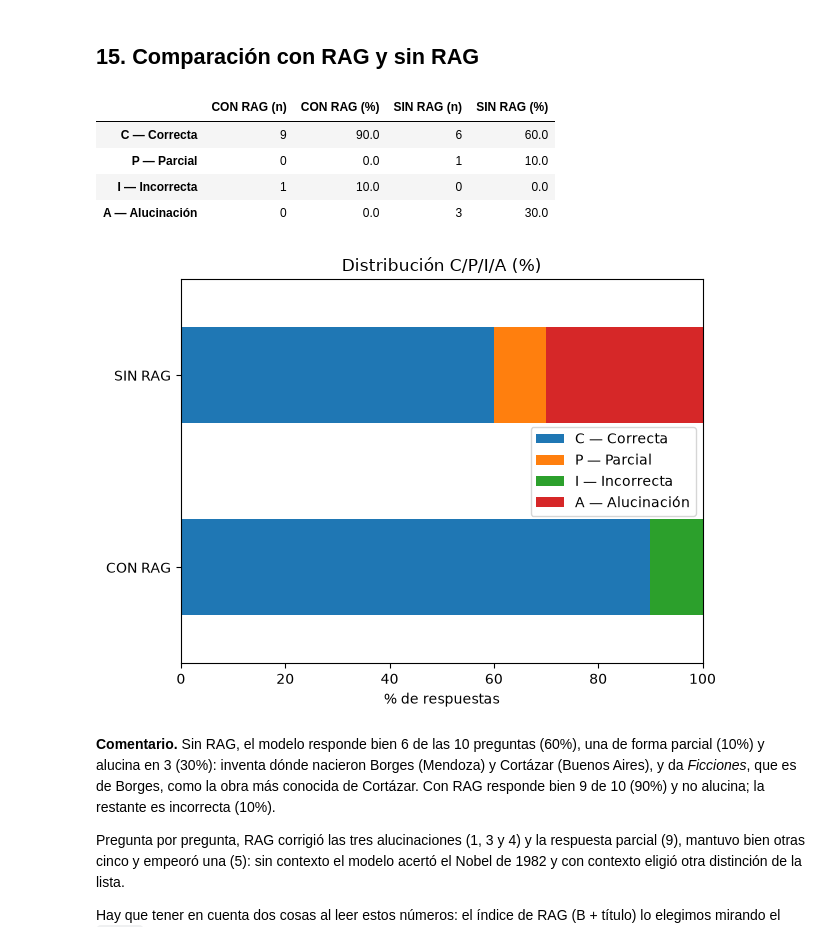
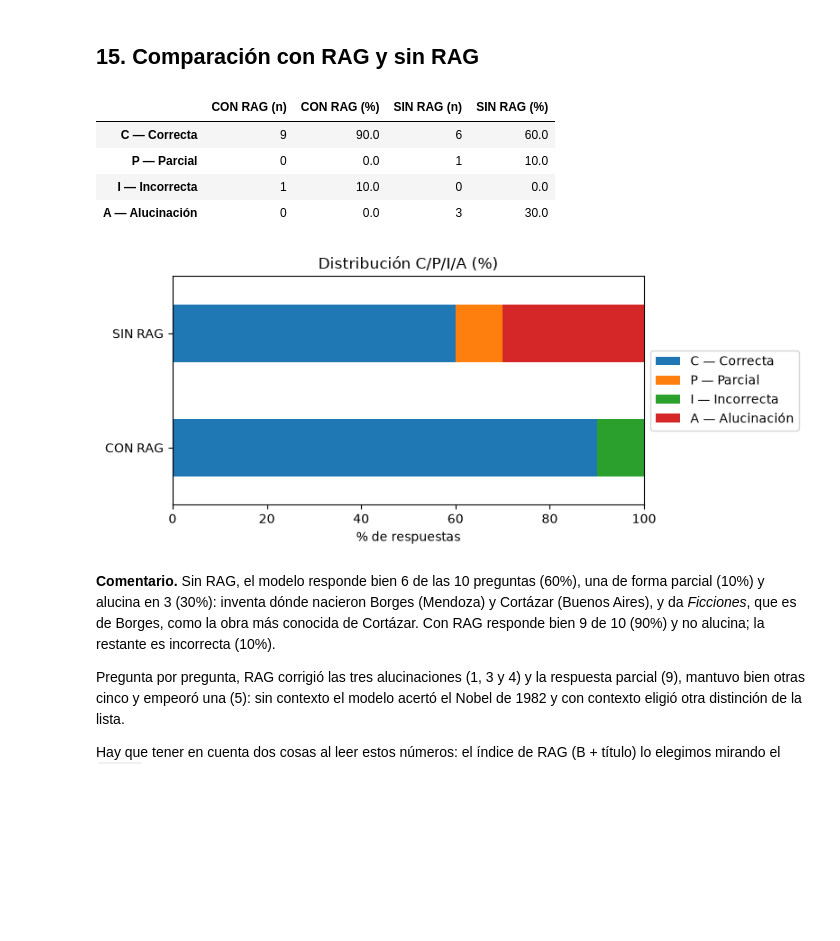
Before and after one commit to javi2481/rag-literatura-latinoamericana, a Jupyter notebook: notebooks/TP1_RAG_Literatura_Latinoamericana.ipynb, the cells around one changed output. Saved outputs shown, nothing was run; the diff lists cells and outputs as text; code cells hidden in the pictures; blank space fills up the shorter version.

```diff
--- a/notebooks/TP1_RAG_Literatura_Latinoamericana.ipynb
+++ b/notebooks/TP1_RAG_Literatura_Latinoamericana.ipynb
@@ -934,33 +935,34 @@ display(EVAL)
 # %%
 NOMBRES = {"C": "C — Correcta", "P": "P — Parcial", "I": "I — Incorrecta", "A": "A — Alucinación"}
 
 # Función para contar cuántas respuestas hay de cada categoría
 def contar(col):
     return EVAL[col].value_counts().reindex(list(NOMBRES), fill_value=0)
 
 c_rag, c_sin = contar("Nota CON RAG"), contar("Nota SIN RAG")
 
 tabla_cpia = pd.DataFrame({
     "CON RAG (n)": c_rag, "CON RAG (%)": (c_rag / c_rag.sum() * 100).round(1),
     "SIN RAG (n)": c_sin, "SIN RAG (%)": (c_sin / c_sin.sum() * 100).round(1),
 })
 tabla_cpia.index = list(NOMBRES.values())
 display(tabla_cpia)
 pct = tabla_cpia[["CON RAG (%)", "SIN RAG (%)"]].T
 pct.columns = list(NOMBRES.values())
 pct.index = ["CON RAG", "SIN RAG"]
-pct.plot.barh(stacked=True, title="Distribución C/P/I/A (%)")
+pct.plot.barh(stacked=True, title="Distribución C/P/I/A (%)", figsize=(8, 3.5))
+plt.legend(loc="center left", bbox_to_anchor=(1, 0.5))   # leyenda afuera, para que no tape las barras
 plt.xlabel("% de respuestas"); plt.tight_layout(); plt.show()
 
 resultados_etapas["Con RAG vs. sin RAG"] = (f"correctas {c_sin['C']} → {c_rag['C']} · "
                                           f"alucinaciones {c_sin['A']} → {c_rag['A']}")
 # %% [output]
 |  | CON RAG (n) | CON RAG (%) | SIN RAG (n) | SIN RAG (%) |
 | C — Correcta | 9 | 90.0 | 6 | 60.0 |
 | P — Parcial | 0 | 0.0 | 1 | 10.0 |
 | I — Incorrecta | 1 | 10.0 | 0 | 0.0 |
 | A — Alucinación | 0 | 0.0 | 3 | 30.0 |
-[figure, old version]
+[figure, new version]
 # %% [markdown]
 **Comentario.** Sin RAG, el modelo responde bien 6 de las 10 preguntas (60%), una de forma parcial (10%) y alucina en 3 (30%): inventa dónde nacieron Borges (Mendoza) y Cortázar (Buenos Aires), y da *Ficciones*, que es de Borges, como la obra más conocida de Cortázar. Con RAG responde bien 9 de 10 (90%) y no alucina; la restante es incorrecta (10%).
 
```
Also changed, not shown: parts of 1 cell of this notebook, 3 other files.
